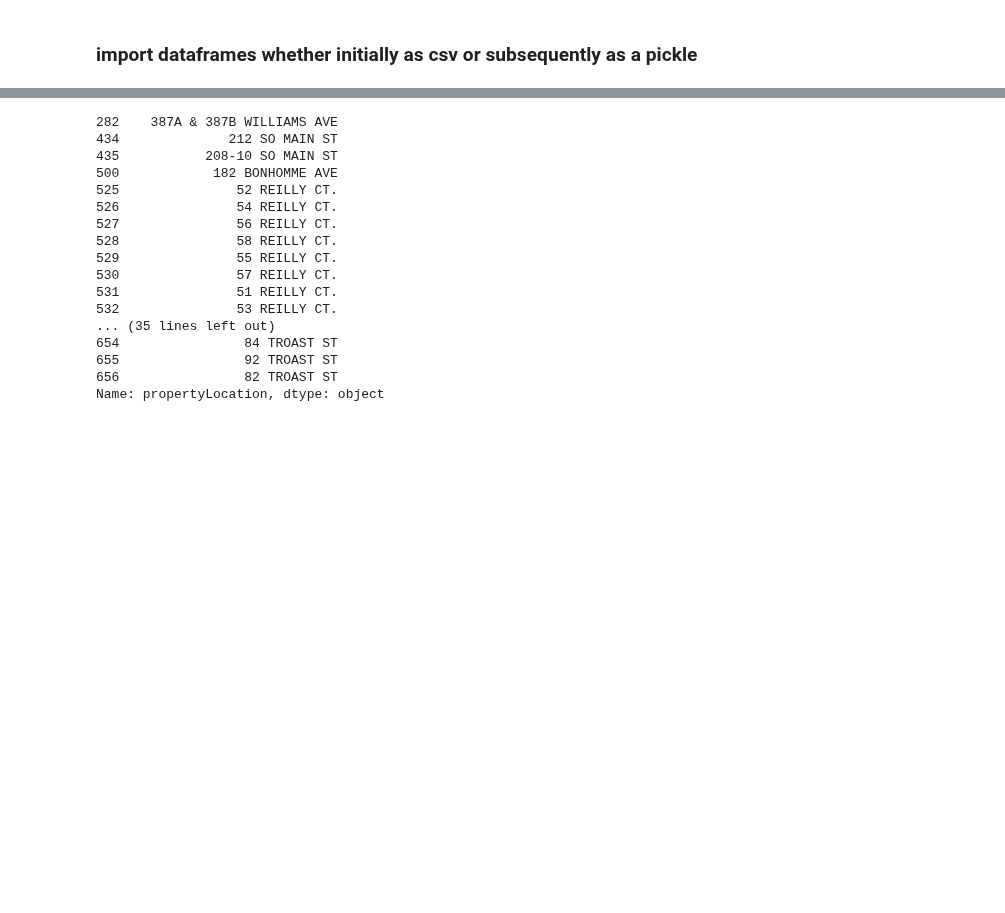
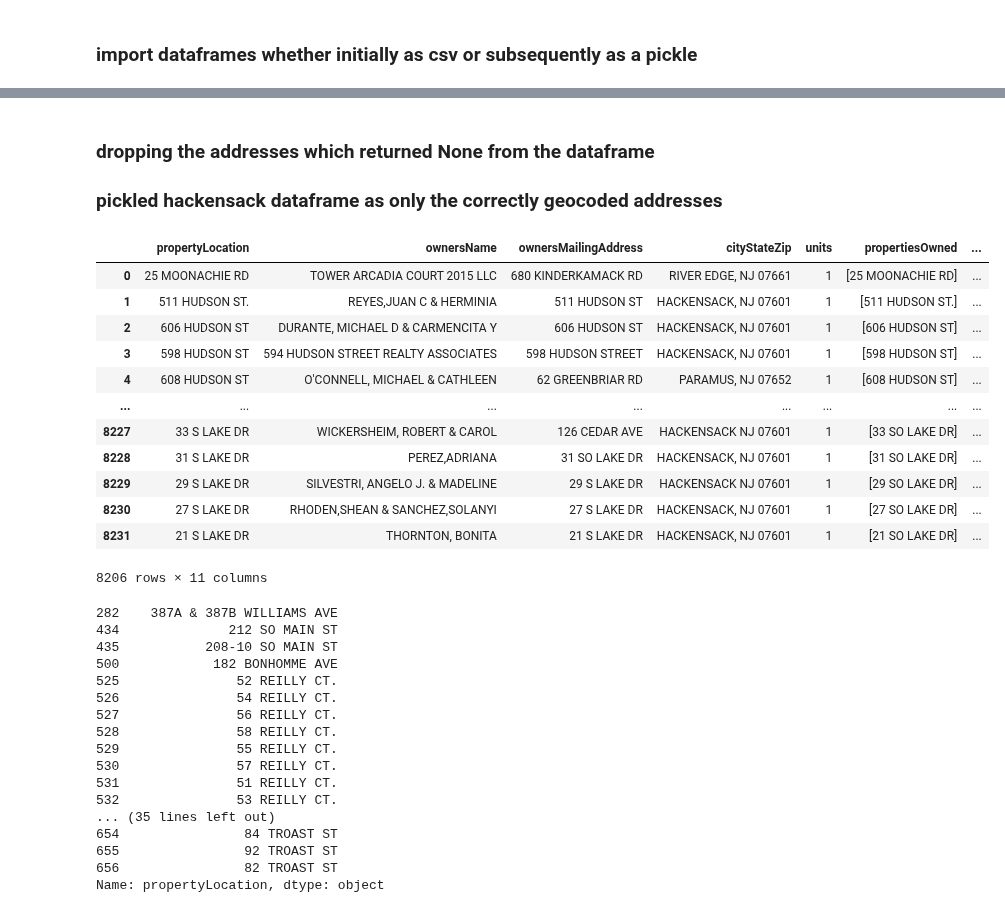
Before and after one commit to kylemichaelreaves/landlord_data, a Jupyter notebook: Hackensack/hackensack.ipynb, the cells around one changed output, grey strips where cells are left out. Cells and saved outputs as stored; diff of their text form; code cells hidden in the pictures; blank space fills up the shorter version.

```diff
--- a/Hackensack/hackensack.ipynb
+++ b/Hackensack/hackensack.ipynb
@@ -51,0 +53,5 @@ replacement_dict = {
+# %%
+df['Lat'] = [g.latitude for g in df.gCode]
+df['Long'] = [g.longitude for g in df.gCode]
+
+df.to_pickle('hackensack.pkl')
@@ -52,3 +80,22 @@ replacement_dict = {
+# %% [markdown]
+### dropping the addresses which returned None from the dataframe
+### pickled hackensack dataframe as only the correctly geocoded addresses
+# %%
+df
+# %% [output]
+|  | propertyLocation | ownersName | ownersMailingAddress | cityStateZip | units | propertiesOwned | ... |
+| 0 | 25 MOONACHIE RD | TOWER ARCADIA COURT 2015 LLC | 680 KINDERKAMACK RD | RIVER EDGE, NJ 07661 | 1 | [25 MOONACHIE RD] | ... |
+| 1 | 511 HUDSON ST. | REYES,JUAN C & HERMINIA | 511 HUDSON ST | HACKENSACK, NJ 07601 | 1 | [511 HUDSON ST.] | ... |
+| 2 | 606 HUDSON ST | DURANTE, MICHAEL D & CARMENCITA Y | 606 HUDSON ST | HACKENSACK, NJ 07601 | 1 | [606 HUDSON ST] | ... |
+| 3 | 598 HUDSON ST | 594 HUDSON STREET REALTY ASSOCIATES | 598 HUDSON STREET | HACKENSACK, NJ 07601 | 1 | [598 HUDSON ST] | ... |
+| 4 | 608 HUDSON ST | O'CONNELL, MICHAEL & CATHLEEN | 62 GREENBRIAR RD | PARAMUS, NJ 07652 | 1 | [608 HUDSON ST] | ... |
+| ... | ... | ... | ... | ... | ... | ... | ... |
+| 8227 | 33 S LAKE DR | WICKERSHEIM, ROBERT & CAROL | 126 CEDAR AVE | HACKENSACK NJ 07601 | 1 | [33 SO LAKE DR] | ... |
+| 8228 | 31 S LAKE DR | PEREZ,ADRIANA | 31 SO LAKE DR | HACKENSACK, NJ 07601 | 1 | [31 SO LAKE DR] | ... |
+| 8229 | 29 S LAKE DR | SILVESTRI, ANGELO J. & MADELINE | 29 S LAKE DR | HACKENSACK NJ 07601 | 1 | [29 SO LAKE DR] | ... |
+| 8230 | 27 S LAKE DR | RHODEN,SHEAN & SANCHEZ,SOLANYI | 27 S LAKE DR | HACKENSACK, NJ 07601 | 1 | [27 SO LAKE DR] | ... |
+| 8231 | 21 S LAKE DR | THORNTON, BONITA | 21 S LAKE DR | HACKENSACK, NJ 07601 | 1 | [21 SO LAKE DR] | ... |
+8206 rows × 11 columns
 # %%
 errors_df.propertyLocation.head(50)
 # %% [output]
```
Also changed, not shown: parts of 16 cells of this notebook, 4 other files.
